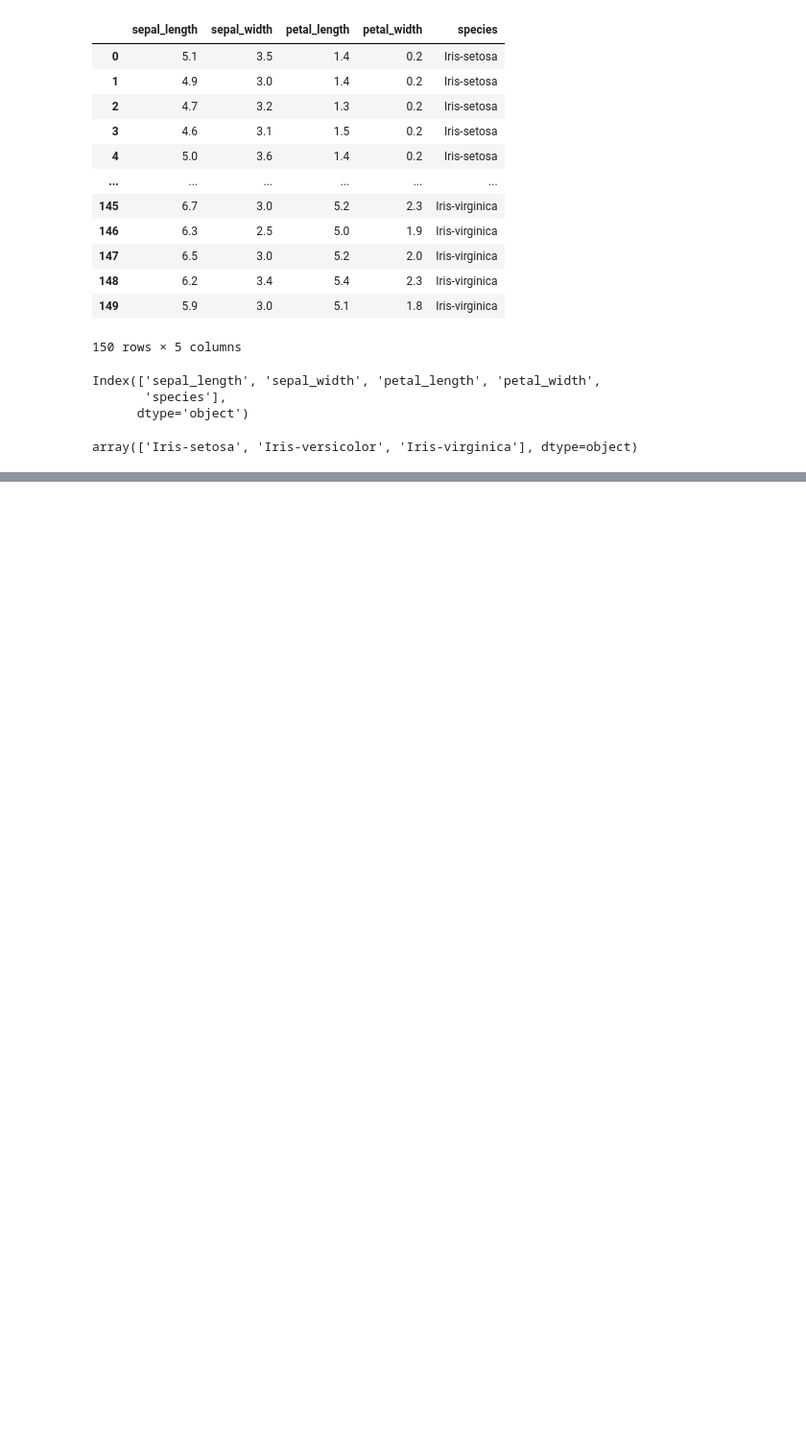
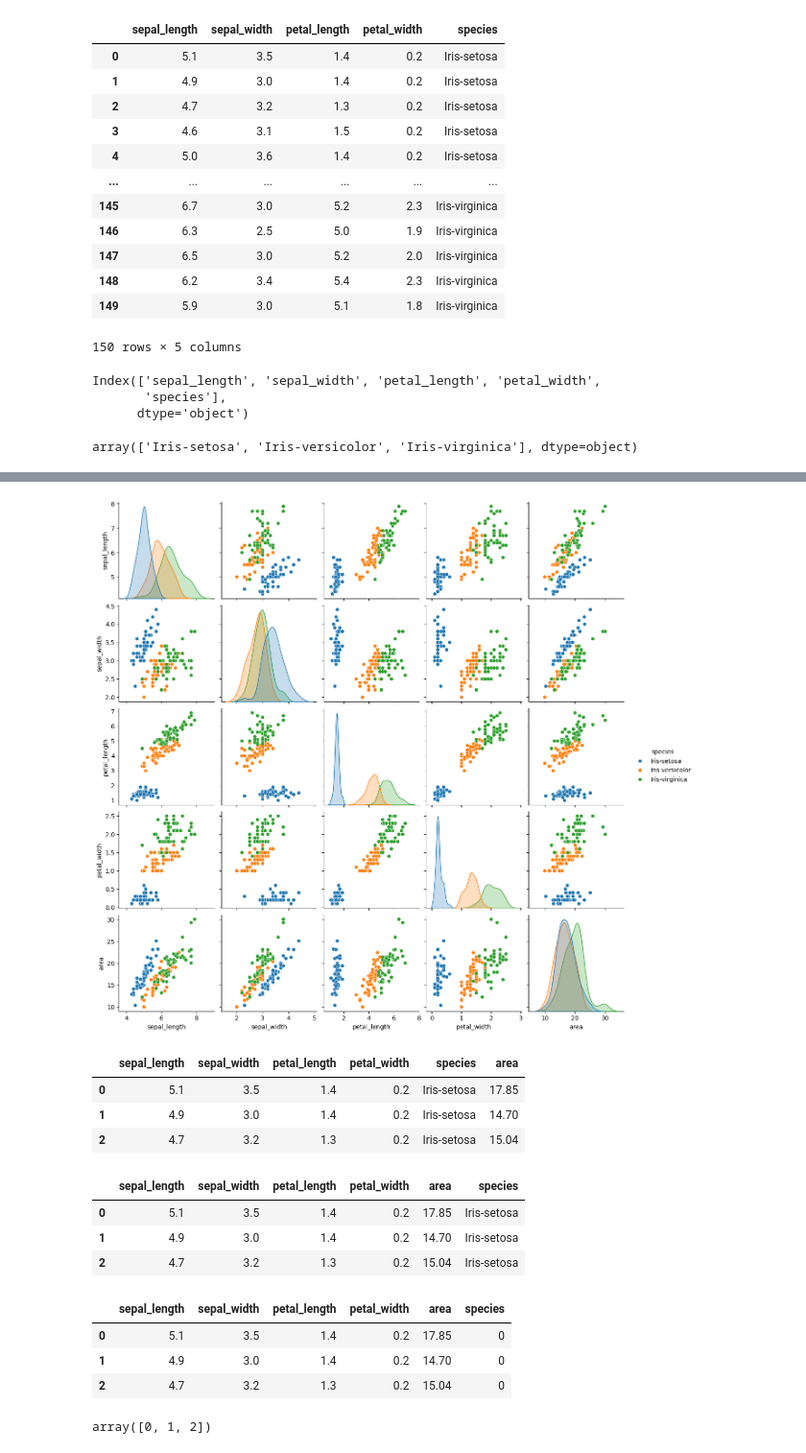
Before and after one commit to shash365/iitkgp-aiml, a Jupyter notebook: 2024_02_22_NumpyPandas.ipynb, the cells around one changed output, grey strips where cells are left out. Shown at 96% size. Saved outputs shown, nothing was run; the diff lists cells and outputs as text; code cells hidden in the pictures; blank space fills up the shorter version.

```diff
--- a/2024_02_22_NumpyPandas.ipynb
+++ b/2024_02_22_NumpyPandas.ipynb
@@ -49,0 +391,5 @@ array(['Iris-setosa', 'Iris-versicolor', 'Iris-virginica'], dtype=object)
+# %%
+sns.pairplot(data=iris_df, hue='species')
+plt.show()
+# %% [output]
+[figure, added]
@@ -49,0 +405,7 @@ array(['Iris-setosa', 'Iris-versicolor', 'Iris-virginica'], dtype=object)
+# %%
+iris_df_encoded.head(3)
+# %% [output]
+|  | sepal_length | sepal_width | petal_length | petal_width | species | area |
+| 0 | 5.1 | 3.5 | 1.4 | 0.2 | Iris-setosa | 17.85 |
+| 1 | 4.9 | 3.0 | 1.4 | 0.2 | Iris-setosa | 14.70 |
+| 2 | 4.7 | 3.2 | 1.3 | 0.2 | Iris-setosa | 15.04 |
@@ -49,0 +414,7 @@ array(['Iris-setosa', 'Iris-versicolor', 'Iris-virginica'], dtype=object)
+# %%
+iris_df_encoded.head(3)
+# %% [output]
+|  | sepal_length | sepal_width | petal_length | petal_width | area | species |
+| 0 | 5.1 | 3.5 | 1.4 | 0.2 | 17.85 | Iris-setosa |
+| 1 | 4.9 | 3.0 | 1.4 | 0.2 | 14.70 | Iris-setosa |
+| 2 | 4.7 | 3.2 | 1.3 | 0.2 | 15.04 | Iris-setosa |
@@ -49,0 +423,11 @@ array(['Iris-setosa', 'Iris-versicolor', 'Iris-virginica'], dtype=object)
+# %%
+iris_df_encoded.head(3)
+# %% [output]
+|  | sepal_length | sepal_width | petal_length | petal_width | area | species |
+| 0 | 5.1 | 3.5 | 1.4 | 0.2 | 17.85 | 0 |
+| 1 | 4.9 | 3.0 | 1.4 | 0.2 | 14.70 | 0 |
+| 2 | 4.7 | 3.2 | 1.3 | 0.2 | 15.04 | 0 |
+# %%
+iris_df_encoded.species.unique()
+# %% [output]
+array([0, 1, 2])
```
Also changed, not shown: parts of 66 cells of this notebook.
